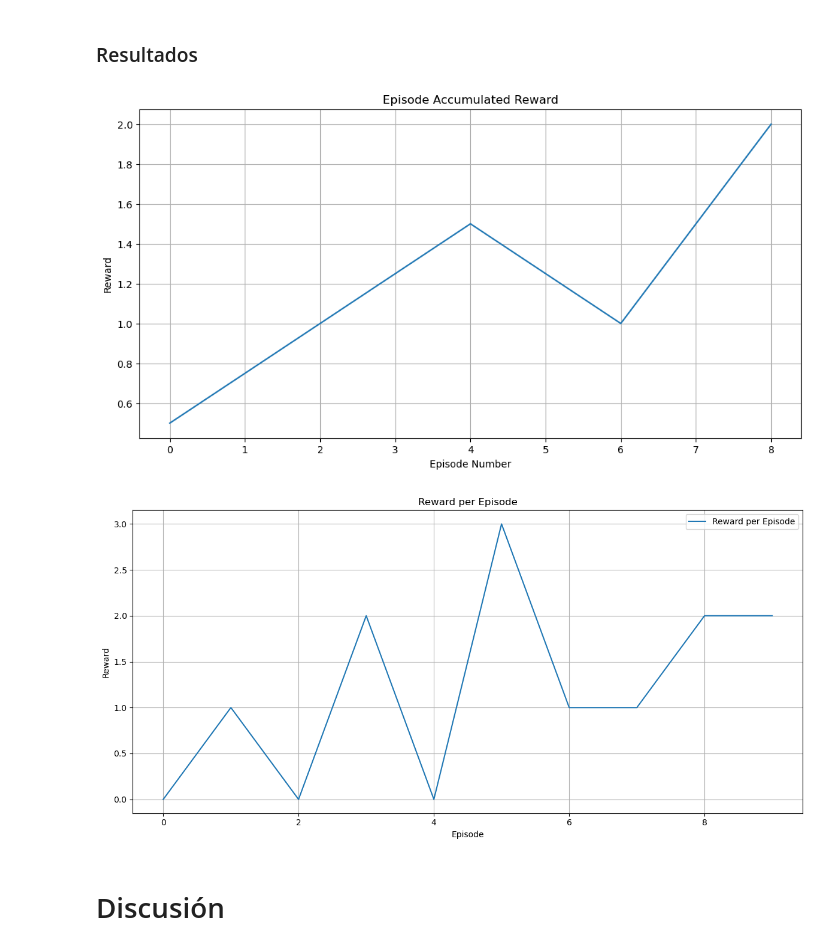
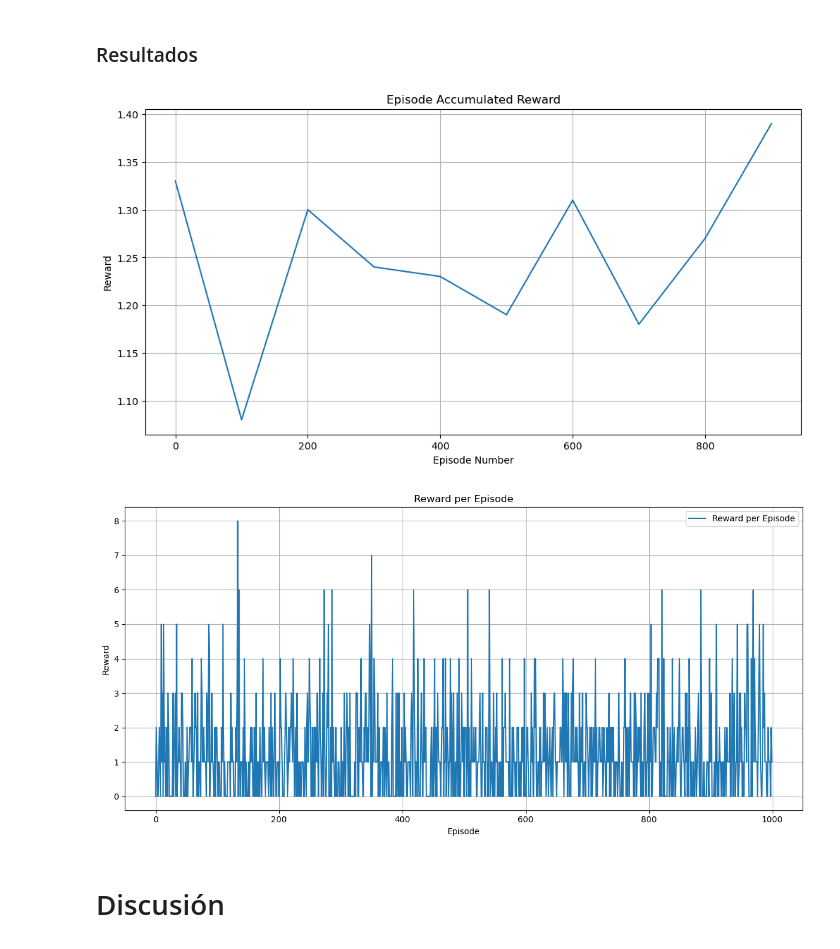
Before and after one commit to ricardodavidpg/taller_ia, a Jupyter notebook: Obligatorio_2025_Letra.ipynb, the cells around one changed output. Cells and saved outputs as stored; diff of their text form; code cells hidden in the pictures.

```diff
--- a/Obligatorio_2025_Letra.ipynb
+++ b/Obligatorio_2025_Letra.ipynb
@@ -413,7 +413,7 @@ Funciones a completar:
 # %%
 #Hiperparámetros de entrenamiento del agente DQN
 TOTAL_STEPS = 10_000_000
-EPISODES = 10
+EPISODES = 1_000
 STEPS_PER_EPISODE = 20_000
 
 EPSILON_INI = 1
@@ -585,11 +585,11 @@ env.close()
 # %% [markdown]
 ### Resultados
 # %%
-plot_avg_reward_by_episode(prioritised_ddqn_rewards, average_range=2)
+plot_avg_reward_by_episode(prioritised_ddqn_rewards, average_range=100)
 plot_rewards_by_episode(prioritised_ddqn_rewards)
 # %% [output]
-[figure, old version]
+[figure, new version]
-[figure, old version]
+[figure, new version]
 # %% [markdown]
 # Discusión
 # %%
```
Also changed, not shown: parts of 7 cells of this notebook, 3 other files.
